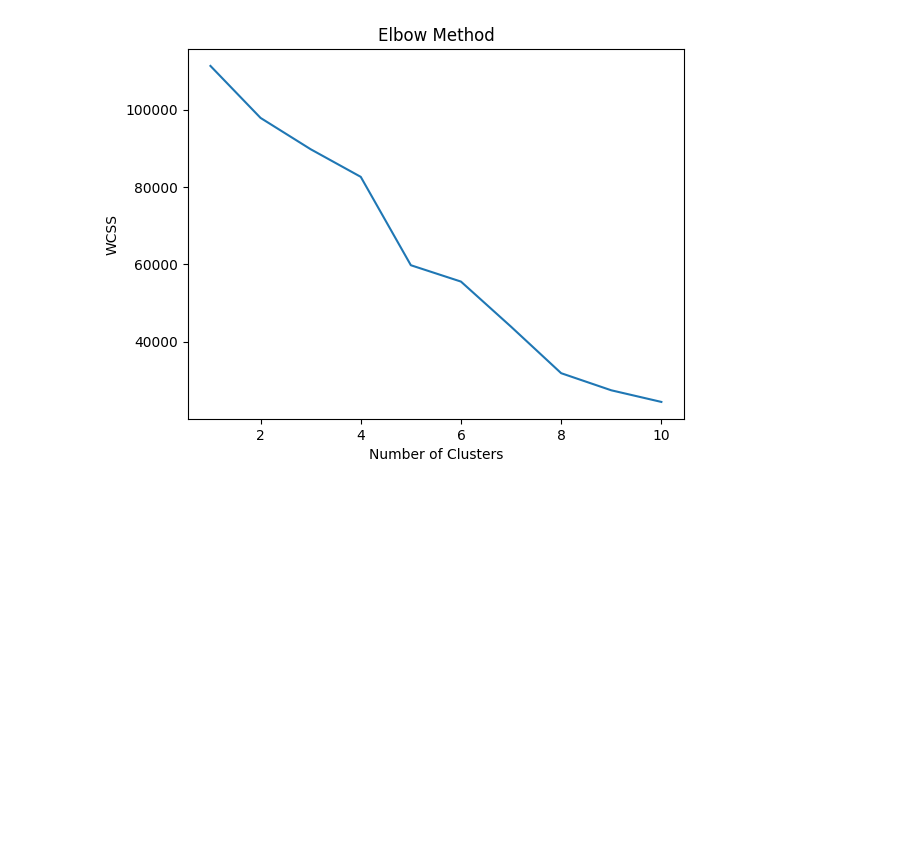
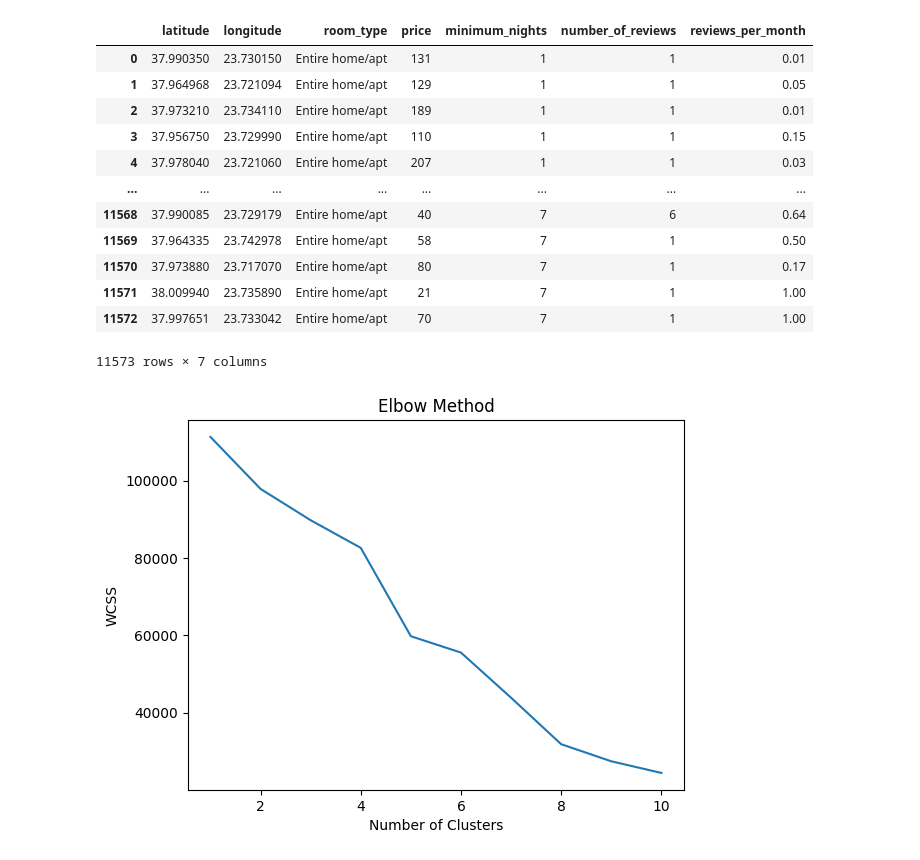
Before and after one commit to andy277/case_study_3, a Jupyter notebook: airbnb_clustering.ipynb, the cells around one changed output. Drawn from its saved outputs; the diff is of its cells as text; code cells hidden in the pictures; blank space fills up the shorter version.

```diff
--- a/airbnb_clustering.ipynb
+++ b/airbnb_clustering.ipynb
@@ -8,6 +9,21 @@ import altair as alt
 # %%
 # Read the CSV file into a DataFrame
 df = pd.read_csv('listings_cleaned.csv')
+df
+# %% [output]
+|  | latitude | longitude | room_type | price | minimum_nights | number_of_reviews | reviews_per_month |
+| 0 | 37.990350 | 23.730150 | Entire home/apt | 131 | 1 | 1 | 0.01 |
+| 1 | 37.964968 | 23.721094 | Entire home/apt | 129 | 1 | 1 | 0.05 |
+| 2 | 37.973210 | 23.734110 | Entire home/apt | 189 | 1 | 1 | 0.01 |
+| 3 | 37.956750 | 23.729990 | Entire home/apt | 110 | 1 | 1 | 0.15 |
+| 4 | 37.978040 | 23.721060 | Entire home/apt | 207 | 1 | 1 | 0.03 |
+| ... | ... | ... | ... | ... | ... | ... | ... |
+| 11568 | 37.990085 | 23.729179 | Entire home/apt | 40 | 7 | 6 | 0.64 |
+| 11569 | 37.964335 | 23.742978 | Entire home/apt | 58 | 7 | 1 | 0.50 |
+| 11570 | 37.973880 | 23.717070 | Entire home/apt | 80 | 7 | 1 | 0.17 |
+| 11571 | 38.009940 | 23.735890 | Entire home/apt | 21 | 7 | 1 | 1.00 |
+| 11572 | 37.997651 | 23.733042 | Entire home/apt | 70 | 7 | 1 | 1.00 |
+11573 rows × 7 columns
 # %%
 # One-hot encode the `room_type` column
 df = pd.get_dummies(df, columns=['room_type'], prefix='room_type')
```
Also changed, not shown: parts of 6 cells of this notebook, 1 other file.
